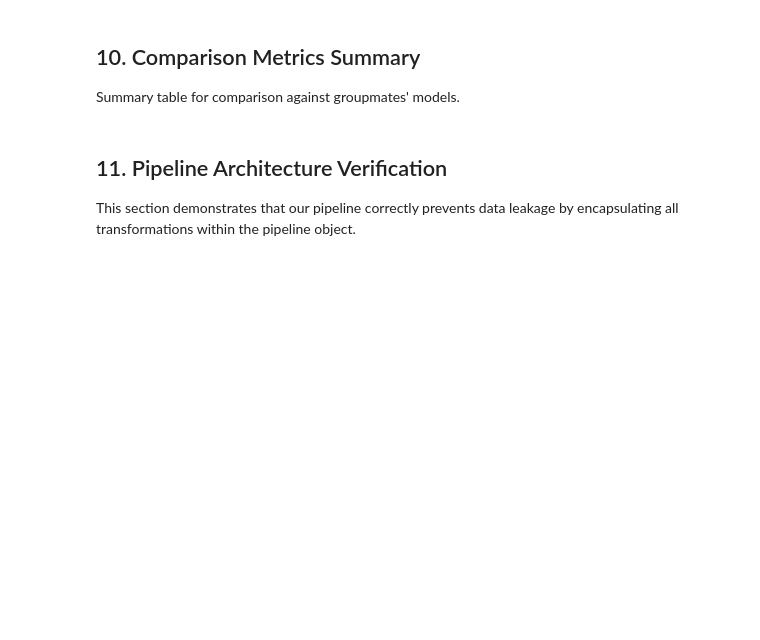
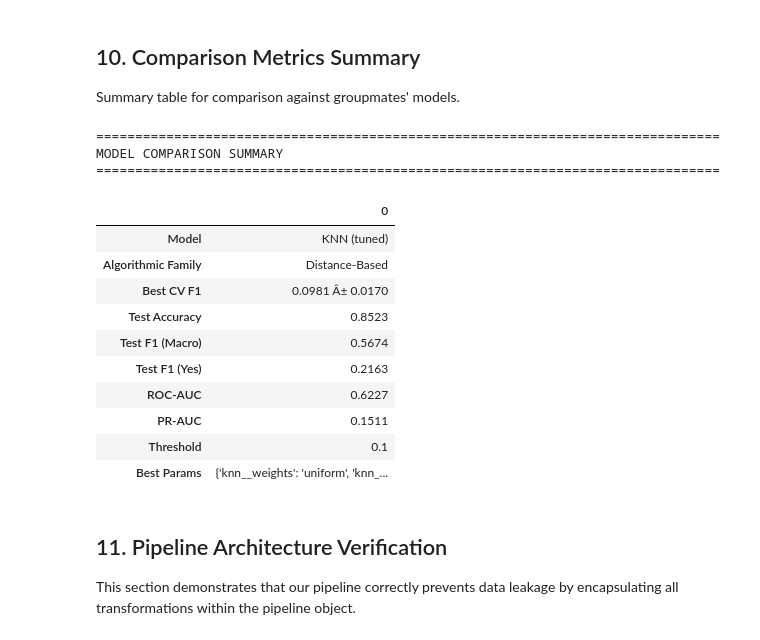
Before and after one commit to favleo/HeartDiseaseDetection, a Jupyter notebook: knn_model.ipynb, the cells around one changed output. Cells and saved outputs as stored; diff of their text form; code cells hidden in the pictures; blank space fills up the shorter version.

```diff
--- a/knn_model.ipynb
+++ b/knn_model.ipynb
@@ -437,33 +595,48 @@ Summary table for comparison against groupmates' models.
 # %%
 # Cross-validation metrics from the search
 cv_results = pd.DataFrame(random_search.cv_results_)
 best_idx = random_search.best_index_
 
 mean_cv_f1 = cv_results.loc[best_idx, "mean_test_score"]
 std_cv_f1 = cv_results.loc[best_idx, "std_test_score"]
 
 # Test set metrics with optimal threshold
 test_accuracy = accuracy_score(y_test_enc, y_pred_optimal)
 test_f1_macro = f1_score(y_test_enc, y_pred_optimal, average="macro")
 test_f1_yes = f1_score(y_test_enc, y_pred_optimal, average="binary")
 
 summary = pd.DataFrame({
     "Model": ["KNN (tuned)"],
     "Algorithmic Family": ["Distance-Based"],
-    "Best CV F1": [f"{mean_cv_f1:.4f} ± {std_cv_f1:.4f}"],
+    "Best CV F1": [f"{mean_cv_f1:.4f} Â± {std_cv_f1:.4f}"],
     "Test Accuracy": [f"{test_accuracy:.4f}"],
     "Test F1 (Macro)": [f"{test_f1_macro:.4f}"],
     "Test F1 (Yes)": [f"{test_f1_yes:.4f}"],
     "ROC-AUC": [f"{roc_auc:.4f}"],
     "PR-AUC": [f"{pr_auc:.4f}"],
     "Threshold": [OPTIMAL_THRESHOLD],
     "Best Params": [str(random_search.best_params_)],
 })
 
 print("=" * 80)
 print("MODEL COMPARISON SUMMARY")
 print("=" * 80)
 summary.T
+# %% [output]
+================================================================================
+MODEL COMPARISON SUMMARY
+================================================================================
+|  | 0 |
+| Model | KNN (tuned) |
+| Algorithmic Family | Distance-Based |
+| Best CV F1 | 0.0981 Â± 0.0170 |
+| Test Accuracy | 0.8523 |
+| Test F1 (Macro) | 0.5674 |
+| Test F1 (Yes) | 0.2163 |
+| ROC-AUC | 0.6227 |
+| PR-AUC | 0.1511 |
+| Threshold | 0.1 |
+| Best Params | {'knn__weights': 'uniform', 'knn_... |
 # %% [markdown]
 ## 11. Pipeline Architecture Verification
 
```
Also changed, not shown: parts of 21 cells of this notebook, 3 other files.
